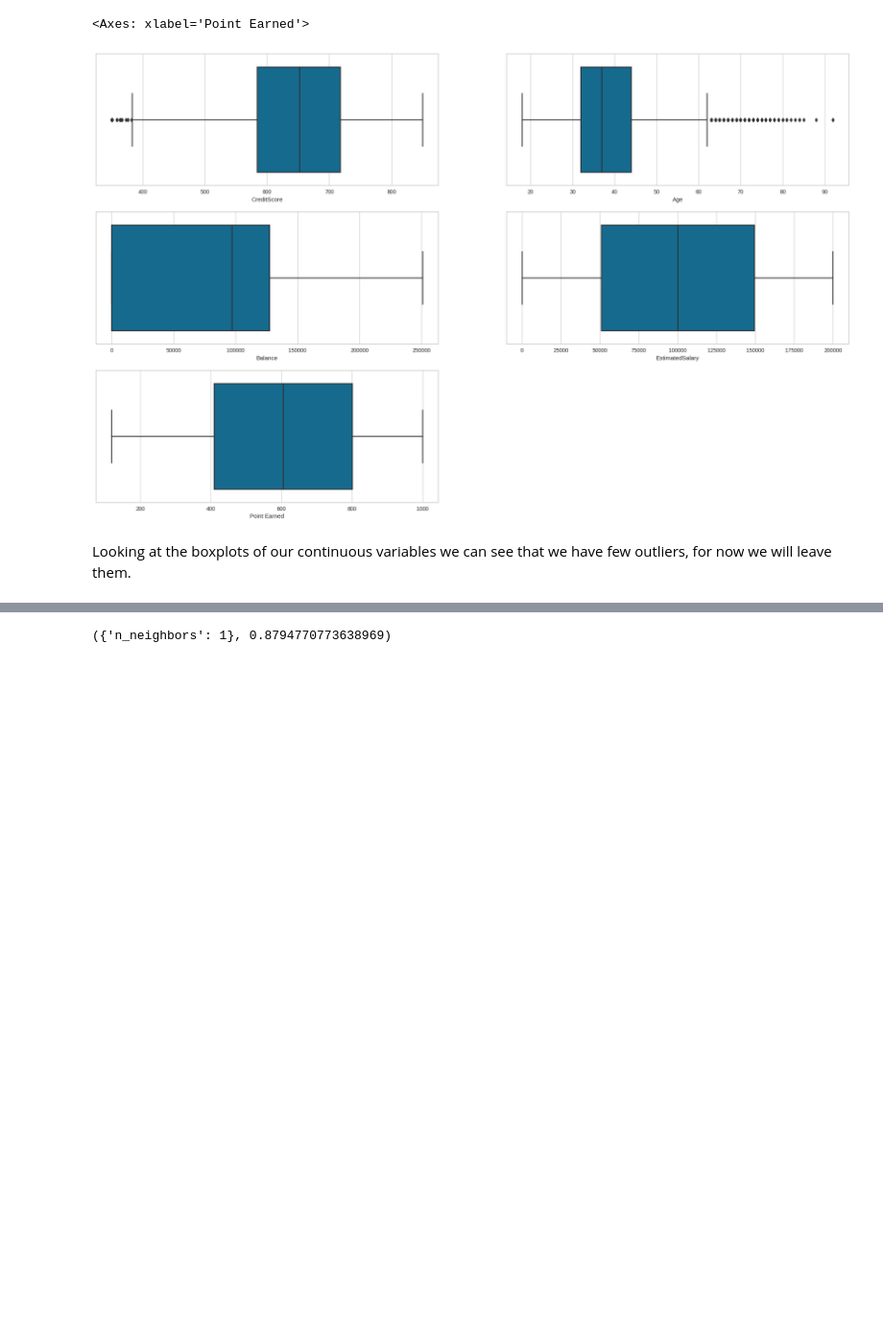
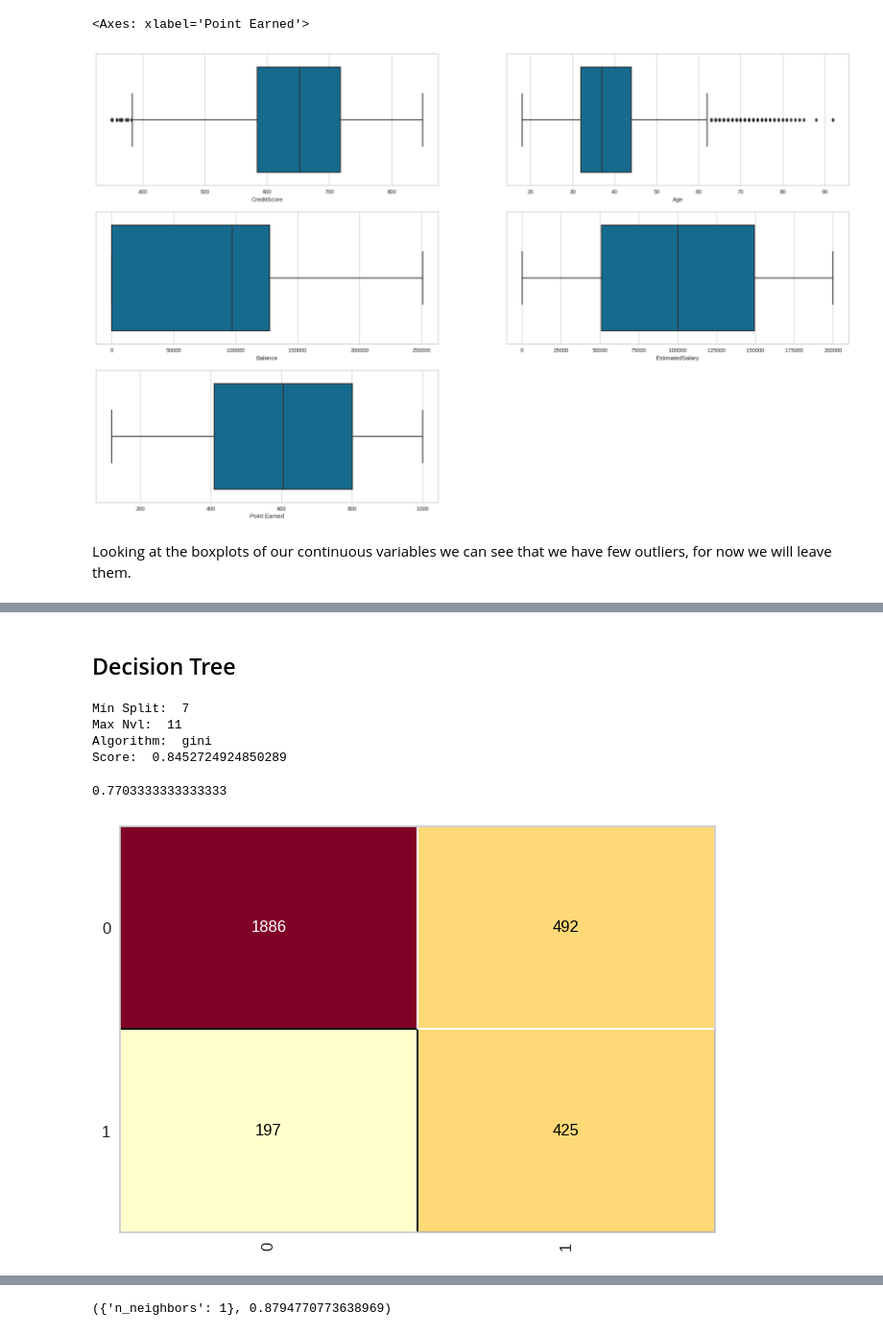
Before and after one commit to Ridwandarwis/Machine-Learning-Customer-Churn-Prediction, a Jupyter notebook: notebooks/main.ipynb, the cells around one changed output, grey strips where cells are left out. Shown at 96% size. Cells and saved outputs as stored; diff of their text form; code cells hidden in the pictures; blank space fills up the shorter version.

```diff
--- a/notebooks/main.ipynb
+++ b/notebooks/main.ipynb
@@ -411,0 +238,49 @@ cm.score(X_test, y_test)
+# %%
+# feature scaling use StandardScaler
+from sklearn.preprocessing import StandardScaler
+scaler = StandardScaler()
+x_standard = scaler.fit_transform(x)
+# %%
+# split data intu train and test, use 30% of our data to test
+from sklearn.model_selection import train_test_split
+x_train, x_test, y_train, y_test = train_test_split(x_standard, y, test_size = 0.3, random_state = 0)
+# %%
+# balancing classes use oversampling
+from imblearn.over_sampling import RandomOverSampler
+ros = RandomOverSampler(random_state=0)
+x_train, y_train = ros.fit_resample(x_train, y_train)
+# %% [markdown]
+## Decision Tree
+# %%
+# we will test Entropy and Gini calculations
+# we are applying GridSearch to check which are the best metrics to use
+parameters = {'max_depth': [3, 4, 5, 6, 7, 9, 11],
+              'min_samples_split': [2, 3, 4, 5, 6, 7],
+              'criterion': ['entropy', 'gini']
+             }
+
+model = DecisionTreeClassifier()
+gridDecisionTree = RandomizedSearchCV(model, parameters, cv = 3, n_jobs = -1)
+gridDecisionTree.fit(x_train, y_train)
+
+print('Mín Split: ', gridDecisionTree.best_estimator_.min_samples_split)
+print('Max Nvl: ', gridDecisionTree.best_estimator_.max_depth)
+print('Algorithm: ', gridDecisionTree.best_estimator_.criterion)
+print('Score: ', gridDecisionTree.best_score_)
+# %% [output]
+Mín Split:  7
+Max Nvl:  11
+Algorithm:  gini
+Score:  0.8452724924850289
+# %%
+# running decision tree
+decision_tree = DecisionTreeClassifier(criterion = 'gini', min_samples_split = 2, max_depth= 11, random_state=0)
+decision_tree.fit(x_train, y_train)
+previsoes = decision_tree.predict(x_test)
+
+cm = ConfusionMatrix(decision_tree)
+cm.fit(x_train, y_train)
+cm.score(x_test, y_test)
+# %% [output]
+0.7703333333333333
+[figure, added]
```
Also changed, not shown: parts of 95 cells of this notebook.
